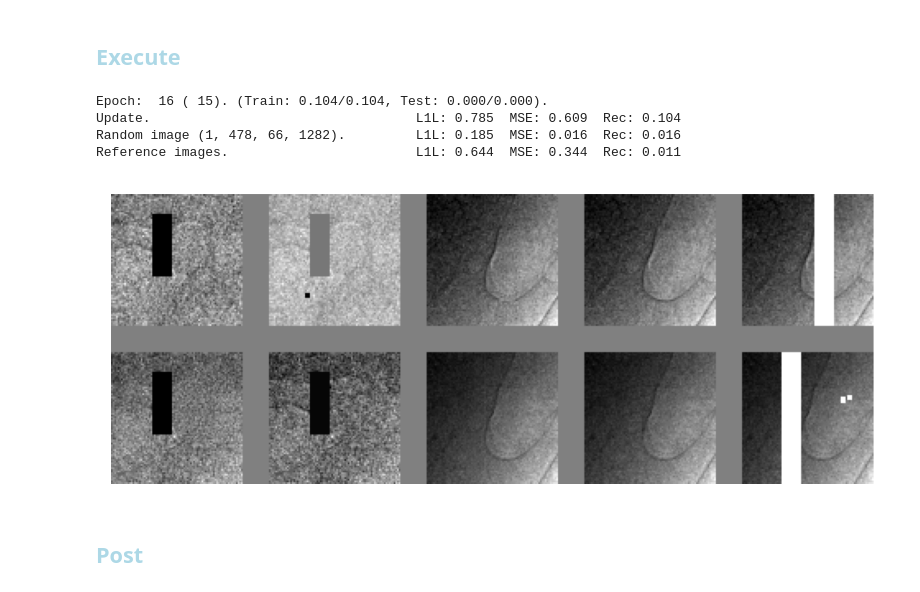
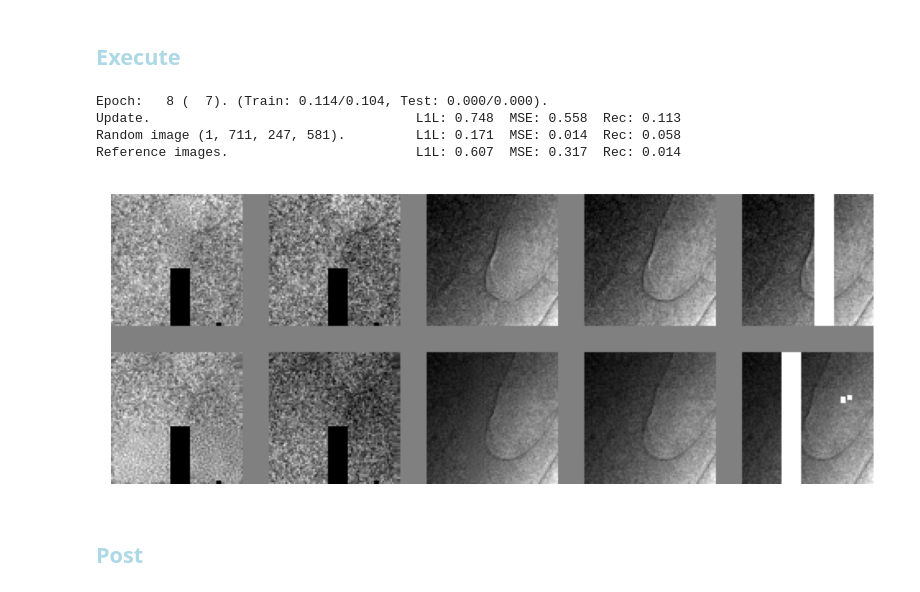
Before and after one commit to antonmx/shiftpatch, a Jupyter notebook: shiftpatch_bp3.ipynb, the cells around one changed output. Saved outputs shown, nothing was run; the diff lists cells and outputs as text; code cells hidden in the pictures.

```diff
--- a/shiftpatch_bp3.ipynb
+++ b/shiftpatch_bp3.ipynb
@@ -30,8 +30,8 @@ sg.TCfg = sg.TCfgClass(
      exec = 3
     ,nofEpochs = None
     ,latentDim = 64
-    ,batchSize = 2**12
-    ,batchSplit = 2**4
+    ,batchSize = 2**8
+    ,batchSplit = 2**0
     ,loaderWorkers = 16
     ,labelSmoothFac = 0.1 # For Fake labels (or set to 0.0 for no smoothing).
     ,learningRateD = 1e-4
@@ -282,10 +283,10 @@ sg.freeGPUmem()
 #torch.autograd.set_detect_anomaly(True)
 
 
-#sg.minRecTest, sg.minRecTrain = 1, 1
+
 sg.noAdv = True
 sg.ADV_DIF = 0
-sg.SSIM_MSE = 1
+sg.SSIM_MSE = 1 - 1e-4
 #sg.discriminator.IMG_FFT = 0.5
 #sg.skipThreshold = 0.3
 
@@ -298,44 +299,42 @@ def adjustScheduler(scheduler, iniLr, target) :
     or gamma > 1 and curLR < target :
         scheduler.step()
     return f"LR : {curLR:.2e}. "
 
 
 def my_beforeReport(_) :
     message = ""
     message += "G" + adjustScheduler(sg.scheduler_G, sg.TCfg.learningRateG, 0.01)
     message += "D" + adjustScheduler(sg.scheduler_D, sg.TCfg.learningRateD, 0.01)
     #message += f" ADV/DIF : {sg.ADV_DIF:.3e}."
     #sg.ADV_DIF = max(1e-6, sg.ADV_DIF+1e-8)
 #    message += f" Ampl : {sg.generator.amplitude:.3f}."
 #    sg.generator.amplitude = min(1, sg.generator.amplitude * (1+5e-3) )
     with open(f"message_{sg.TCfg.exec}.txt", 'a') as file:
         file.write(message + "\n")
     print(message)
     return
-sg.beforeReport = my_beforeReport
+#sg.beforeReport = my_beforeReport
 
 #sg.TCfg.loaderWorkers = 0 # for debug single threaded
 try :
     sg.train(savedCheckPoint)
 except :
     #del sg.dataLoader
     #del sg.testLoaderrelo
     sg.freeGPUmem()
     1/10 # to release Jupyuter memory in the next step
     sg.epoch -= 1
     raise
 
-# From scratch
-# Pure SSIM
-# LR 1 => 0.1 (e5)
-# batch size 2**8 => 2**12 (e8)
-# LR 0.1 -> 0.01 (e17)
+# From pureSSIM
+# SSIM_MSE = 1 - 1e-5, LRs = 0.1
+# SSIM_MSE 1 - 1e-5 => 1-1e-4 (e3) => 1-1e-3 (e4) => 1-1e-4 (e8)
 # %% [output]
-Epoch:  16 ( 15). (Train: 0.104/0.104, Test: 0.000/0.000).
-Update.                                  L1L: 0.785  MSE: 0.609  Rec: 0.104
-Random image (1, 478, 66, 1282).         L1L: 0.185  MSE: 0.016  Rec: 0.016
-Reference images.                        L1L: 0.644  MSE: 0.344  Rec: 0.011
+Epoch:   8 (  7). (Train: 0.114/0.104, Test: 0.000/0.000).
+Update.                                  L1L: 0.748  MSE: 0.558  Rec: 0.113
+Random image (1, 711, 247, 581).         L1L: 0.171  MSE: 0.014  Rec: 0.058
+Reference images.                        L1L: 0.607  MSE: 0.317  Rec: 0.014
-[figure, old version]
+[figure, new version]
 # %% [markdown]
 ## <font style="color:lightblue">Post</font>
 # %%
```
Also changed, not shown: parts of 3 cells of this notebook, 3 other files.
